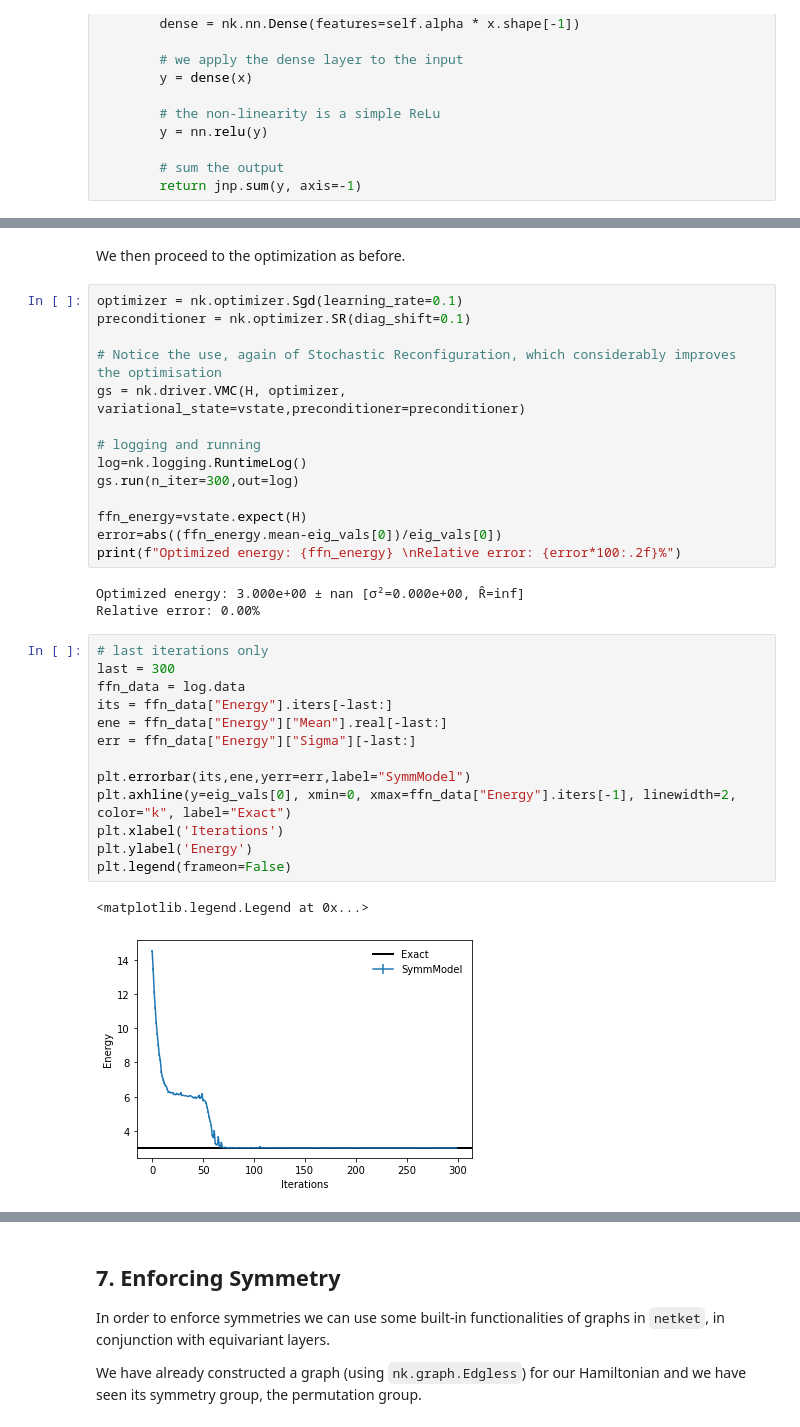
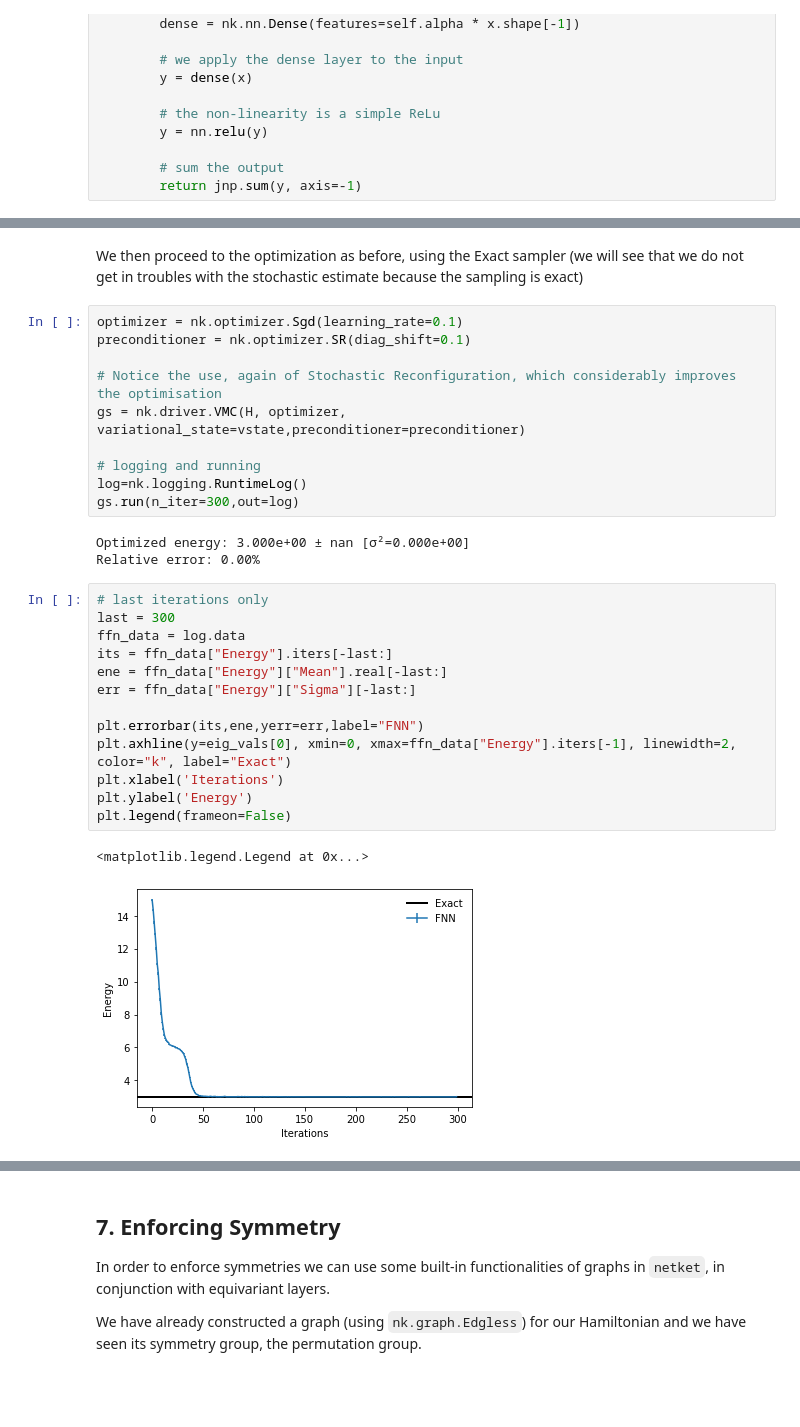
Before and after one commit to erinaldi/bmn2-netket, a Jupyter notebook: notebooks/HarmonicOscillators.ipynb, the cells around one changed output, grey strips where cells are left out. Drawn from its saved outputs; the diff is of its cells as text; blank space fills up the shorter version.

```diff
--- a/notebooks/HarmonicOscillators.ipynb
+++ b/notebooks/HarmonicOscillators.ipynb
@@ -433,8 +579,8 @@ vstate = nk.vqs.MCState(sampler, model, n_samples=1000)
 print(f"Number of parameters for this model: {vstate.n_parameters}")
 # %% [output]
 Number of parameters for this model: 42
-# %% [markdown]
-We then proceed to the optimization as before.
+# %% [markdown]
+We then proceed to the optimization as before, using the Exact sampler (we will see that we do not get in troubles with the stochastic estimate because the sampling is exact)
 # %%
 optimizer = nk.optimizer.Sgd(learning_rate=0.1)
 preconditioner = nk.optimizer.SR(diag_shift=0.1)
@@ -445,26 +591,22 @@ gs = nk.driver.VMC(H, optimizer, variational_state=vstate,preconditioner=precond
 # logging and running
 log=nk.logging.RuntimeLog()
 gs.run(n_iter=300,out=log)
-
-ffn_energy=vstate.expect(H)
-error=abs((ffn_energy.mean-eig_vals[0])/eig_vals[0])
-print(f"Optimized energy: {ffn_energy} \nRelative error: {error*100:.2f}%")
 # %% [output]
-Optimized energy: 3.000e+00 ± nan [σ²=0.000e+00, R̂=inf]
+Optimized energy: 3.000e+00 ± nan [σ²=0.000e+00]
 Relative error: 0.00%
 # %%
 # last iterations only
 last = 300
 ffn_data = log.data
 its = ffn_data["Energy"].iters[-last:]
 ene = ffn_data["Energy"]["Mean"].real[-last:]
 err = ffn_data["Energy"]["Sigma"][-last:]
 
-plt.errorbar(its,ene,yerr=err,label="SymmModel")
+plt.errorbar(its,ene,yerr=err,label="FNN")
 plt.axhline(y=eig_vals[0], xmin=0, xmax=ffn_data["Energy"].iters[-1], linewidth=2, color="k", label="Exact")
 plt.xlabel('Iterations')
 plt.ylabel('Energy')
 plt.legend(frameon=False)
 # %% [output]
 <matplotlib.legend.Legend at 0x...>
-[figure, old version]
+[figure, new version]
```
Also changed, not shown: parts of 74 cells of this notebook, 1 other file.
